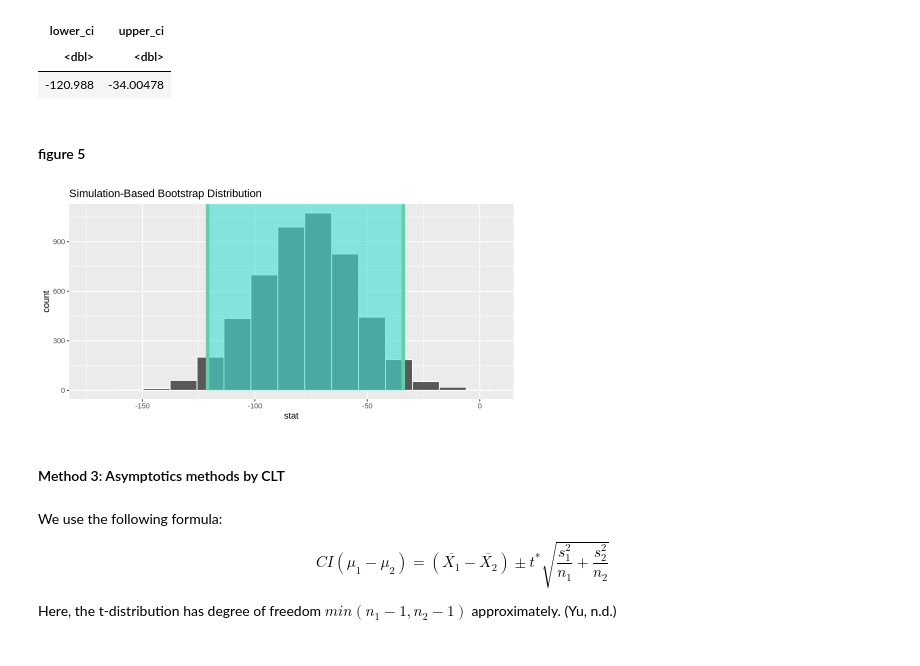
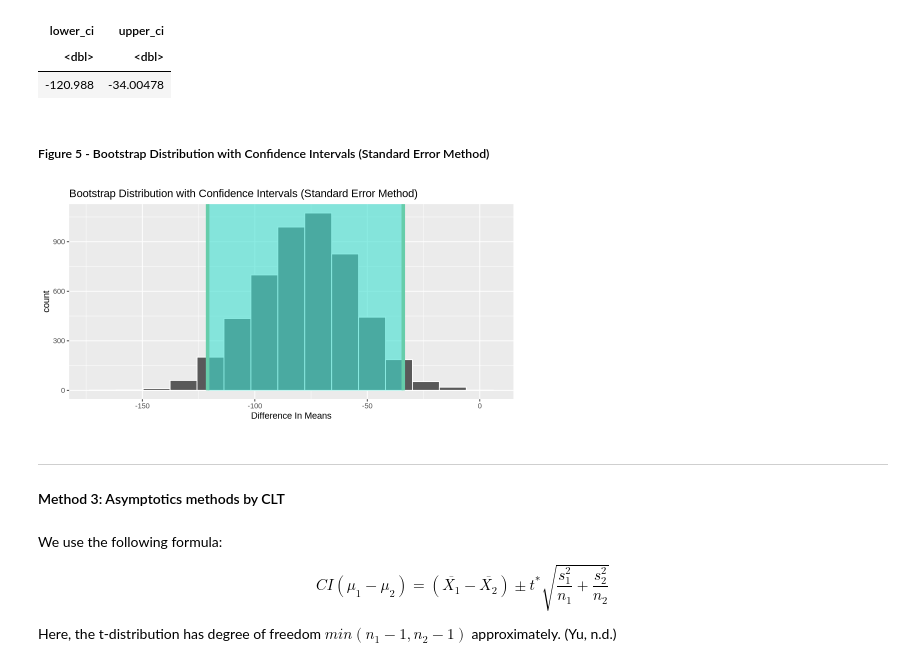
Before and after one commit to jessie-liang/STAT-201, a Jupyter notebook: Report.ipynb, the cells around one changed output. Drawn from its saved outputs; the diff is of its cells as text; code cells hidden in the pictures.

```diff
--- a/Report.ipynb
+++ b/Report.ipynb
@@ -315,13 +306,16 @@ A tibble: 1 × 2
 | <dbl> | <dbl> |
 | -120.988 | -34.00478 |
 # %% [markdown]
-#### figure 5
+##### Figure 5 - Bootstrap Distribution with Confidence Intervals (Standard Error Method)
 # %%
 visualize(bootstrap_dist) +
-  shade_confidence_interval(endpoints = standard_error_ci)
+    shade_confidence_interval(endpoints = standard_error_ci) +
+    labs(x = "Difference In Means", title = "Bootstrap Distribution with Confidence Intervals (Standard Error Method)")
 # %% [output]
-[figure, old version]
+[figure, new version]
 # %% [markdown]
+***
+
 #### Method 3: Asymptotics methods by CLT
 # %% [markdown]
 We use the following formula:
```
Also changed, not shown: parts of 17 cells of this notebook.
